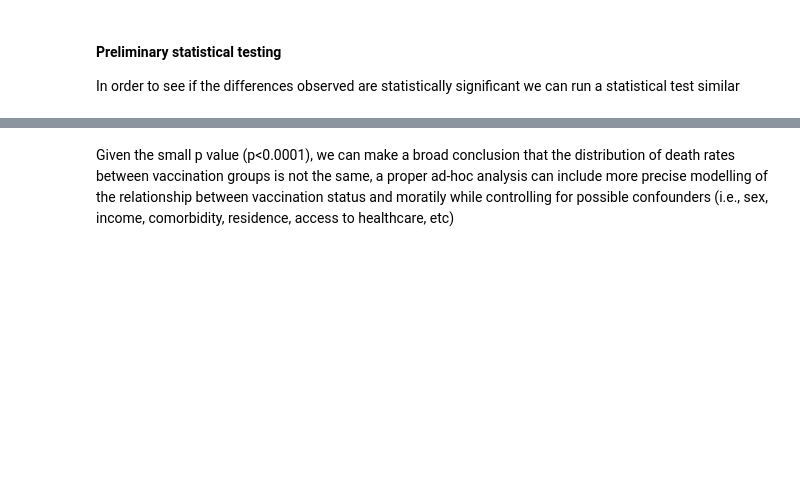
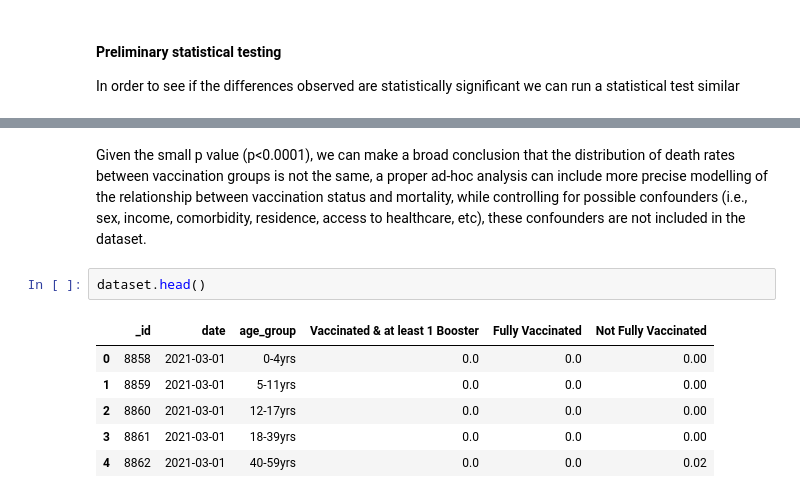
Before and after one commit to DiegoPiza/AI_tools_for_PH, a Jupyter notebook: Final_Assignment.ipynb, the cells around one changed output, grey strips where cells are left out. Cells and saved outputs as stored; diff of their text form; blank space fills up the shorter version.

```diff
--- a/Final_Assignment.ipynb
+++ b/Final_Assignment.ipynb
@@ -285,4 +283,13 @@ print(f"Test statistic: {kruskal_result.statistic}, p-value: {kruskal_result.pva
 Kruskal-Wallis Test Results:
 Test statistic: 431.78466917600053, p-value: 1.7344045461750875e-94
 # %% [markdown]
-Given the small p value (p<0.0001), we can make a broad conclusion that the distribution of death rates between vaccination groups is not the same, a proper ad-hoc analysis can include more precise modelling of the relationship between vaccination status and moratily while controlling for possible confounders (i.e., sex, income, comorbidity, residence, access to healthcare, etc)
+Given the small p value (p<0.0001), we can make a broad conclusion that the distribution of death rates between vaccination groups is not the same, a proper ad-hoc analysis can include more precise modelling of the relationship between vaccination status and mortality, while controlling for possible confounders (i.e., sex, income, comorbidity, residence, access to healthcare, etc), these confounders are not included in the dataset.
+# %%
+dataset.head()
+# %% [output]
+|  | _id | date | age_group | Vaccinated & at least 1 Booster | Fully Vaccinated | Not Fully Vaccinated |
+| 0 | 8858 | 2021-03-01 | 0-4yrs | 0.0 | 0.0 | 0.00 |
+| 1 | 8859 | 2021-03-01 | 5-11yrs | 0.0 | 0.0 | 0.00 |
+| 2 | 8860 | 2021-03-01 | 12-17yrs | 0.0 | 0.0 | 0.00 |
+| 3 | 8861 | 2021-03-01 | 18-39yrs | 0.0 | 0.0 | 0.00 |
+| 4 | 8862 | 2021-03-01 | 40-59yrs | 0.0 | 0.0 | 0.02 |
```
Also changed, not shown: parts of 7 cells of this notebook.
